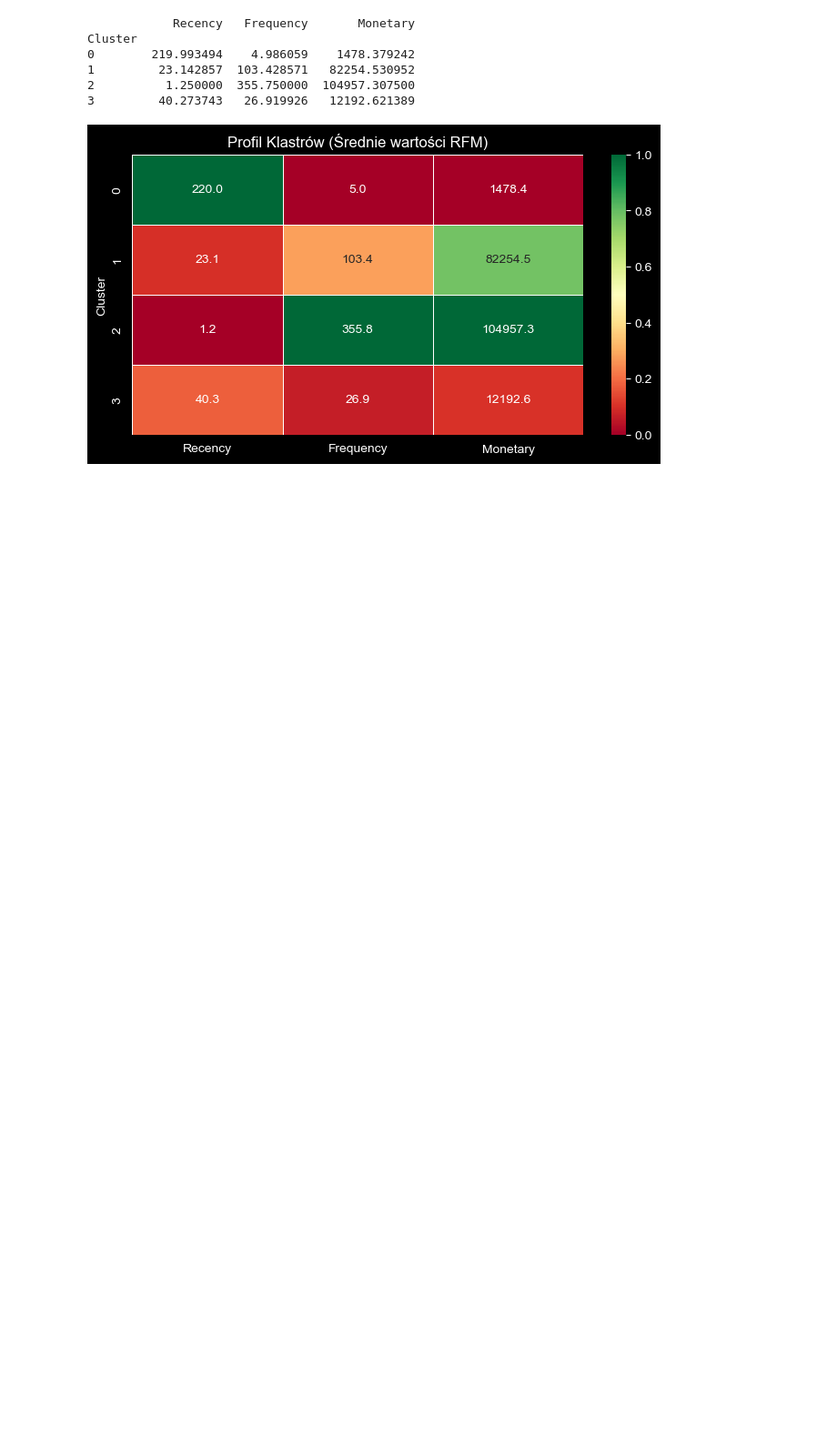
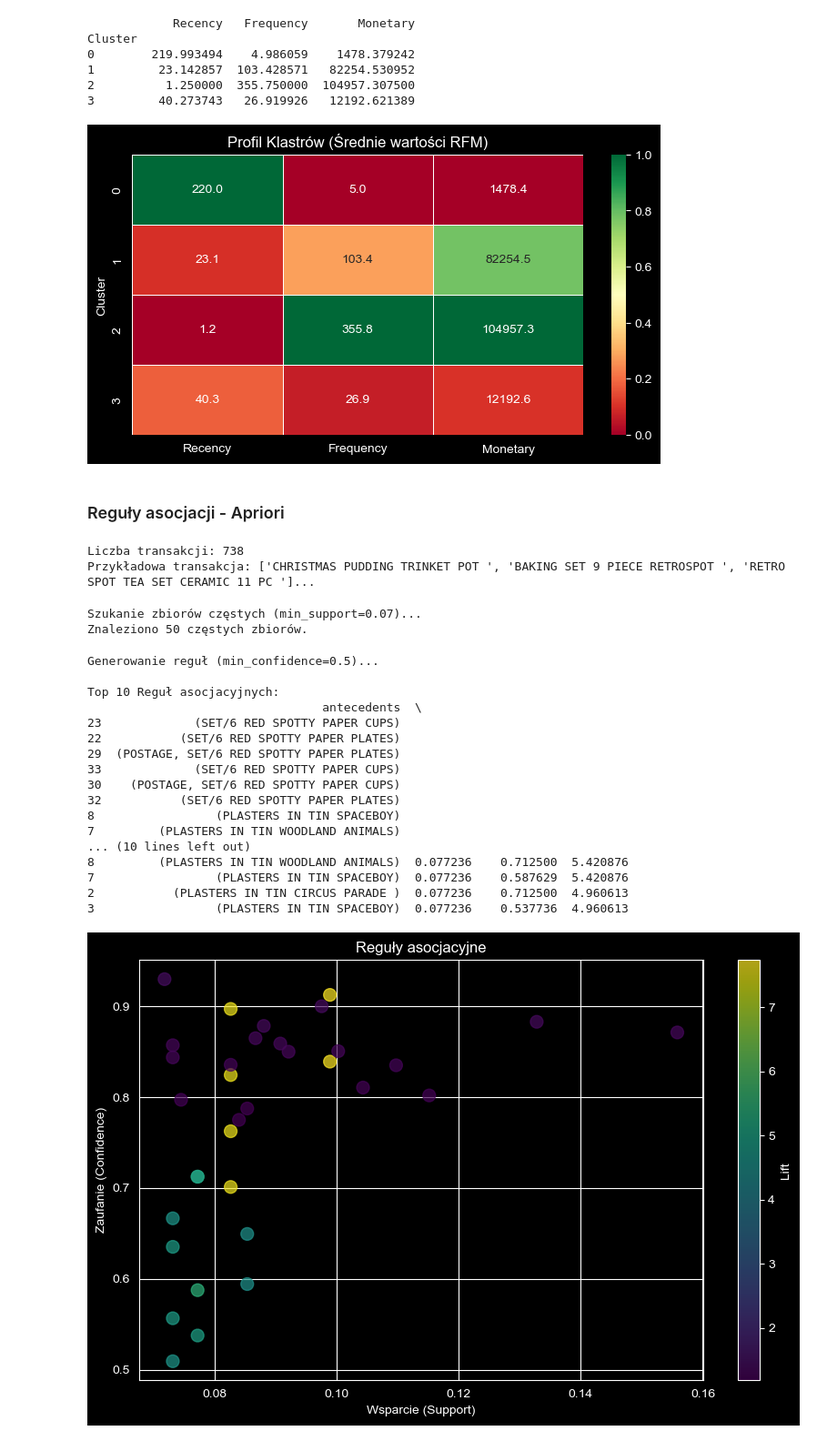
Before and after one commit to mateuszlamla/SEMESTR5, a Jupyter notebook: Algorytmy_eksploracji_danych/final_AED.ipynb, the cells around one changed output. Shown at 91% size. Saved outputs shown, nothing was run; the diff lists cells and outputs as text; code cells hidden in the pictures; blank space fills up the shorter version.

```diff
--- a/Algorytmy_eksploracji_danych/Projekt_podejscie2.ipynb
+++ b/Algorytmy_eksploracji_danych/final_AED.ipynb
@@ -178,3 +199,67 @@ Cluster
 2          1.250000  355.750000  104957.307500
 3         40.273743   26.919926   12192.621389
 [figure]
+# %% [markdown]
+### Reguły asocjacji - Apriori
+# %%
+basket_data = df[df['Country'] == 'France']
+
+transactions = basket_data.groupby('Invoice')['Description'].apply(list).tolist()
+
+print(f"Liczba transakcji: {len(transactions)}")
+print(f"Przykładowa transakcja: {transactions[0][:3]}...")
+# %% [output]
+Liczba transakcji: 738
+Przykładowa transakcja: ['CHRISTMAS PUDDING TRINKET POT ', 'BAKING SET 9 PIECE RETROSPOT ', 'RETRO SPOT TEA SET CERAMIC 11 PC ']...
+# %%
+mlb = MultiLabelBinarizer()
+encoded_data = mlb.fit_transform(transactions)
+transactions_df = pd.DataFrame(encoded_data, columns=mlb.classes_)
+# %%
+minimum_support = 0.07
+print(f"Szukanie zbiorów częstych (min_support={minimum_support})...")
+
+frequent_itemsets = apriori(transactions_df, min_support=minimum_support, use_colnames=True)
+print(f"Znaleziono {len(frequent_itemsets)} częstych zbiorów.")
+# %% [output]
+Szukanie zbiorów częstych (min_support=0.07)...
+Znaleziono 50 częstych zbiorów.
+# %%
+minimum_confidence = 0.5
+print(f"Generowanie reguł (min_confidence={minimum_confidence})...")
+
+rules = association_rules(frequent_itemsets, metric="confidence", min_threshold=minimum_confidence)
+
+rules = rules.sort_values(['lift', 'confidence'], ascending=[False, False])
+
+print("\nTop 10 Reguł asocjacyjnych:")
+print(rules[['antecedents', 'consequents', 'support', 'confidence', 'lift']].head(10))
+
+plt.figure(figsize=(10, 6))
+scatter = plt.scatter(rules['support'], rules['confidence'],
+                      c=rules['lift'], cmap='viridis', alpha=0.7, s=100)
+plt.colorbar(scatter, label='Lift')
+plt.xlabel('Wsparcie (Support)')
+plt.ylabel('Zaufanie (Confidence)')
+plt.title(f'Reguły asocjacyjne')
+plt.grid(True)
+plt.show()
+# %% [output]
+Generowanie reguł (min_confidence=0.5)...
+
+Top 10 Reguł asocjacyjnych:
+                                 antecedents  \
+23             (SET/6 RED SPOTTY PAPER CUPS)
+22           (SET/6 RED SPOTTY PAPER PLATES)
+29  (POSTAGE, SET/6 RED SPOTTY PAPER PLATES)
+33             (SET/6 RED SPOTTY PAPER CUPS)
+30    (POSTAGE, SET/6 RED SPOTTY PAPER CUPS)
+32           (SET/6 RED SPOTTY PAPER PLATES)
+8                 (PLASTERS IN TIN SPACEBOY)
+7         (PLASTERS IN TIN WOODLAND ANIMALS)
+... (10 lines left out)
+8         (PLASTERS IN TIN WOODLAND ANIMALS)  0.077236    0.712500  5.420876
+7                 (PLASTERS IN TIN SPACEBOY)  0.077236    0.587629  5.420876
+2           (PLASTERS IN TIN CIRCUS PARADE )  0.077236    0.712500  4.960613
+3                 (PLASTERS IN TIN SPACEBOY)  0.077236    0.537736  4.960613
+[figure, added]
```
Also changed, not shown: parts of 12 cells of this notebook, 23 other files.
